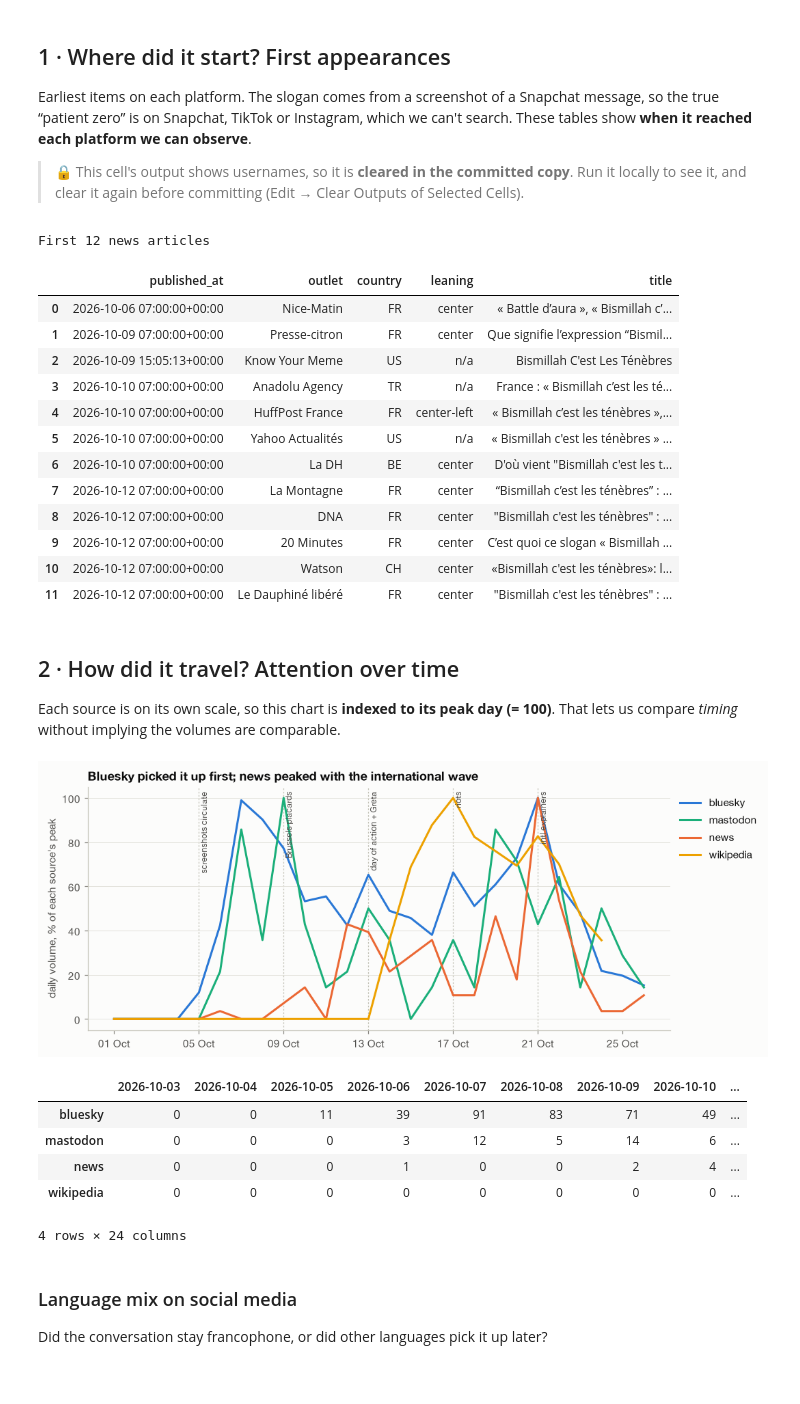
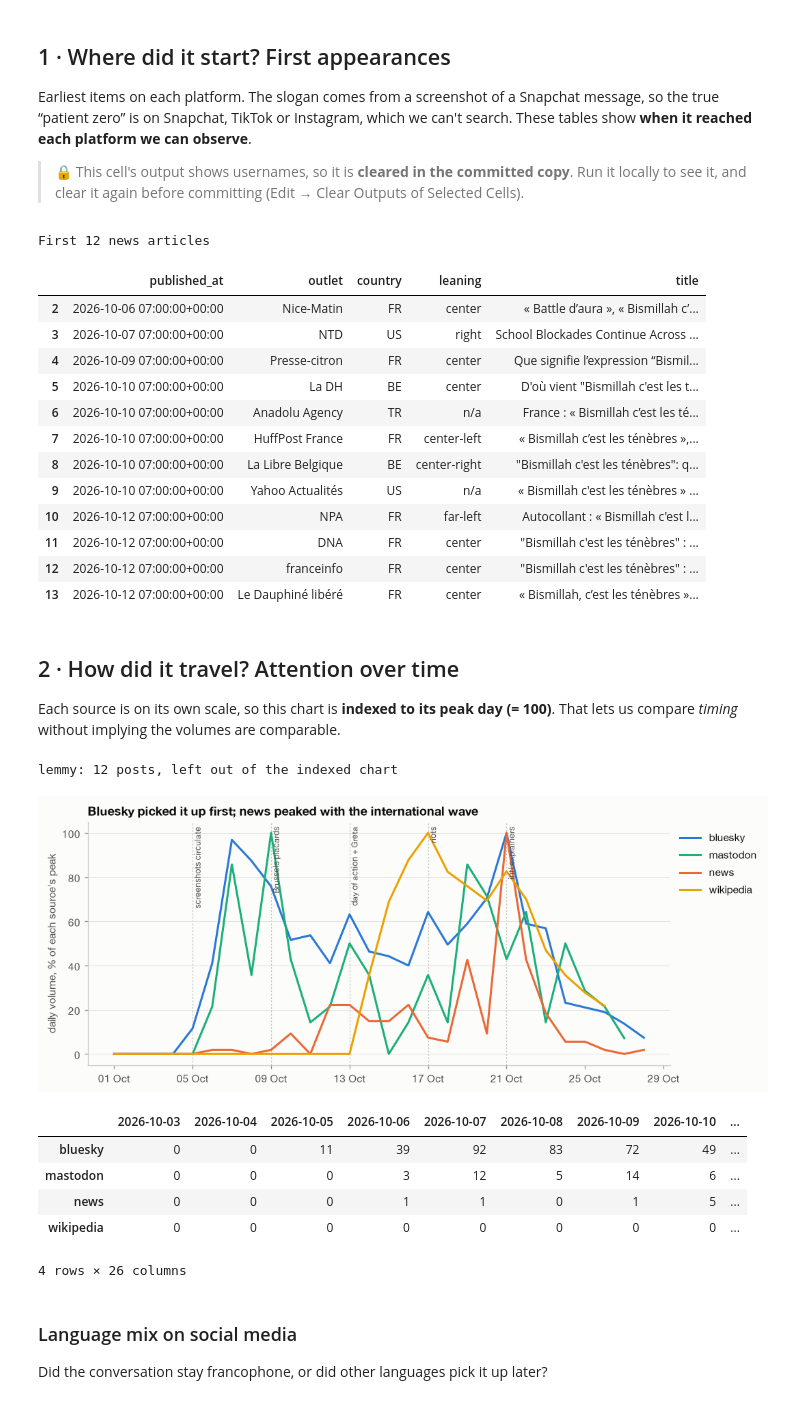
Before and after one commit to TheZarif/france-protest, a Jupyter notebook: notebooks/01_initial_eda.ipynb, the cells around one changed output. Saved outputs shown, nothing was run; the diff lists cells and outputs as text; code cells hidden in the pictures.

```diff
--- a/notebooks/01_initial_eda.ipynb
+++ b/notebooks/01_initial_eda.ipynb
@@ -33,6 +33,9 @@ def load(name):
 news = load("news_scored")
 if news is None:
     news = load("news_articles")
+if "on_topic" in news:  # drop off-topic Google News hits (see methodology)
+    print(f"news: {news['on_topic'].sum()} on-topic of {len(news)} collected")
+    news = news[news["on_topic"]].copy()
 social = load("social_posts_scored")
 if social is None:
     social = load("social_posts")
@@ -88,18 +92,18 @@ if news is not None:
 # %% [output]
 First 12 news articles
 |  | published_at | outlet | country | leaning | title |
-| 0 | 2026-10-06 07:00:00+00:00 | Nice-Matin | FR | center | « Battle d’aura », « Bismillah c’... |
-| 1 | 2026-10-09 07:00:00+00:00 | Presse-citron | FR | center | Que signifie l’expression “Bismil... |
-| 2 | 2026-10-09 15:05:13+00:00 | Know Your Meme | US | n/a | Bismillah C'est Les Ténèbres |
-| 3 | 2026-10-10 07:00:00+00:00 | Anadolu Agency | TR | n/a | France : « Bismillah c’est les té... |
-| 4 | 2026-10-10 07:00:00+00:00 | HuffPost France | FR | center-left | « Bismillah c’est les ténèbres »,... |
-| 5 | 2026-10-10 07:00:00+00:00 | Yahoo Actualités | US | n/a | « Bismillah c'est les ténèbres » ... |
-| 6 | 2026-10-10 07:00:00+00:00 | La DH | BE | center | D'où vient "Bismillah c'est les t... |
-| 7 | 2026-10-12 07:00:00+00:00 | La Montagne | FR | center | “Bismillah c’est les ténèbres” : ... |
-| 8 | 2026-10-12 07:00:00+00:00 | DNA | FR | center | "Bismillah c'est les ténèbres" : ... |
-| 9 | 2026-10-12 07:00:00+00:00 | 20 Minutes | FR | center | C’est quoi ce slogan « Bismillah ... |
-| 10 | 2026-10-12 07:00:00+00:00 | Watson | CH | center | «Bismillah c'est les ténèbres»: l... |
-| 11 | 2026-10-12 07:00:00+00:00 | Le Dauphiné libéré | FR | center | "Bismillah c'est les ténèbres" : ... |
+| 2 | 2026-10-06 07:00:00+00:00 | Nice-Matin | FR | center | « Battle d’aura », « Bismillah c’... |
+| 3 | 2026-10-07 07:00:00+00:00 | NTD | US | right | School Blockades Continue Across ... |
+| 4 | 2026-10-09 07:00:00+00:00 | Presse-citron | FR | center | Que signifie l’expression “Bismil... |
+| 5 | 2026-10-10 07:00:00+00:00 | La DH | BE | center | D'où vient "Bismillah c'est les t... |
+| 6 | 2026-10-10 07:00:00+00:00 | Anadolu Agency | TR | n/a | France : « Bismillah c’est les té... |
+| 7 | 2026-10-10 07:00:00+00:00 | HuffPost France | FR | center-left | « Bismillah c’est les ténèbres »,... |
+| 8 | 2026-10-10 07:00:00+00:00 | La Libre Belgique | BE | center-right | "Bismillah c'est les ténèbres": q... |
+| 9 | 2026-10-10 07:00:00+00:00 | Yahoo Actualités | US | n/a | « Bismillah c'est les ténèbres » ... |
+| 10 | 2026-10-12 07:00:00+00:00 | NPA | FR | far-left | Autocollant : « Bismillah c'est l... |
+| 11 | 2026-10-12 07:00:00+00:00 | DNA | FR | center | "Bismillah c'est les ténèbres" : ... |
+| 12 | 2026-10-12 07:00:00+00:00 | franceinfo | FR | center | "Bismillah c'est les ténèbres" : ... |
+| 13 | 2026-10-12 07:00:00+00:00 | Le Dauphiné libéré | FR | center | « Bismillah, c’est les ténèbres »... |
 # %% [markdown]
 ## 2 · How did it travel? Attention over time
 
@@ -108,40 +112,44 @@ Each source is on its own scale, so this chart is **indexed to its peak day (= 1
 series = {}
 if social is not None:
     for plat, g in social.groupby("platform"):
+        if len(g) < 50:  # too few to index: one post a day would read as a "peak"
+            print(f"{plat}: {len(g)} posts, left out of the indexed chart")
+            continue
         series[plat] = g.groupby("date").size()
 if news is not None:
     series["news"] = news.groupby("date").size()
 if wiki_pv is not None:
     pv = wiki_pv.assign(date=pd.to_datetime(wiki_pv["date"])).groupby("date")["views"].sum()
     series["wikipedia"] = pv
 if gdelt is not None:
     vol = gdelt[(gdelt["mode"] == "timelinevolraw") & (gdelt["series"] == "Article Count")]
     vol = vol.assign(date=pd.to_datetime(vol["date"].str[:8])).groupby("date")["value"].max()
     series["gdelt"] = vol
 
 idx = pd.date_range("2026-10-01", max(s.index.max() for s in series.values()), freq="D")
 fig, ax = plt.subplots(figsize=(10, 4.2))
 for name, s in series.items():
     s = s[s.index < s.index.max()] if name == "wikipedia" else s  # last pageview day is partial
     s = s.reindex(idx).fillna(0).where(idx <= s.index.max())
     ax.plot(s.index, 100 * s / s.max(), label=name, color=SOURCE_COLORS.get(name), lw=2)
 annotate_events(ax, EVENTS)
 ax.set_ylabel("daily volume, % of each source's peak")
 ax.xaxis.set_major_formatter(DATE_FMT)
 ax.set_title("Bluesky picked it up first; news peaked with the international wave")
 ax.legend(loc="upper left", bbox_to_anchor=(1.0, 1.0))
 savefig(fig, "01_attention_indexed")
 plt.show()
 
 pd.DataFrame({k: v.reindex(idx, fill_value=0) for k, v in series.items()}).loc["2026-10-03":].T
 # %% [output]
+lemmy: 12 posts, left out of the indexed chart
-[figure, old version]
+[figure, new version]
 |  | 2026-10-03 | 2026-10-04 | 2026-10-05 | 2026-10-06 | 2026-10-07 | 2026-10-08 | 2026-10-09 | 2026-10-10 | ... |
-| bluesky | 0 | 0 | 11 | 39 | 91 | 83 | 71 | 49 | ... |
+| bluesky | 0 | 0 | 11 | 39 | 92 | 83 | 72 | 49 | ... |
 | mastodon | 0 | 0 | 0 | 3 | 12 | 5 | 14 | 6 | ... |
-| news | 0 | 0 | 0 | 1 | 0 | 0 | 2 | 4 | ... |
+| news | 0 | 0 | 0 | 1 | 1 | 0 | 1 | 5 | ... |
 | wikipedia | 0 | 0 | 0 | 0 | 0 | 0 | 0 | 0 | ... |
-4 rows × 24 columns
+4 rows × 26 columns
 # %% [markdown]
 ### Language mix on social media
 
```
Also changed, not shown: parts of 13 cells of this notebook, 20 other files.
